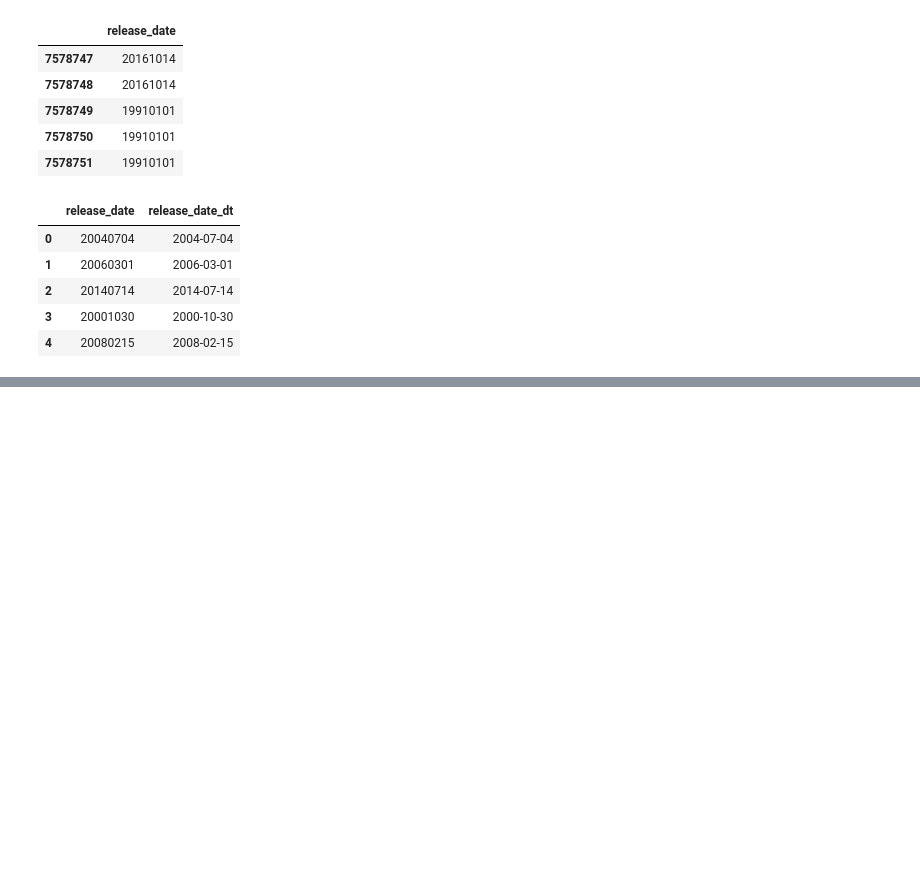
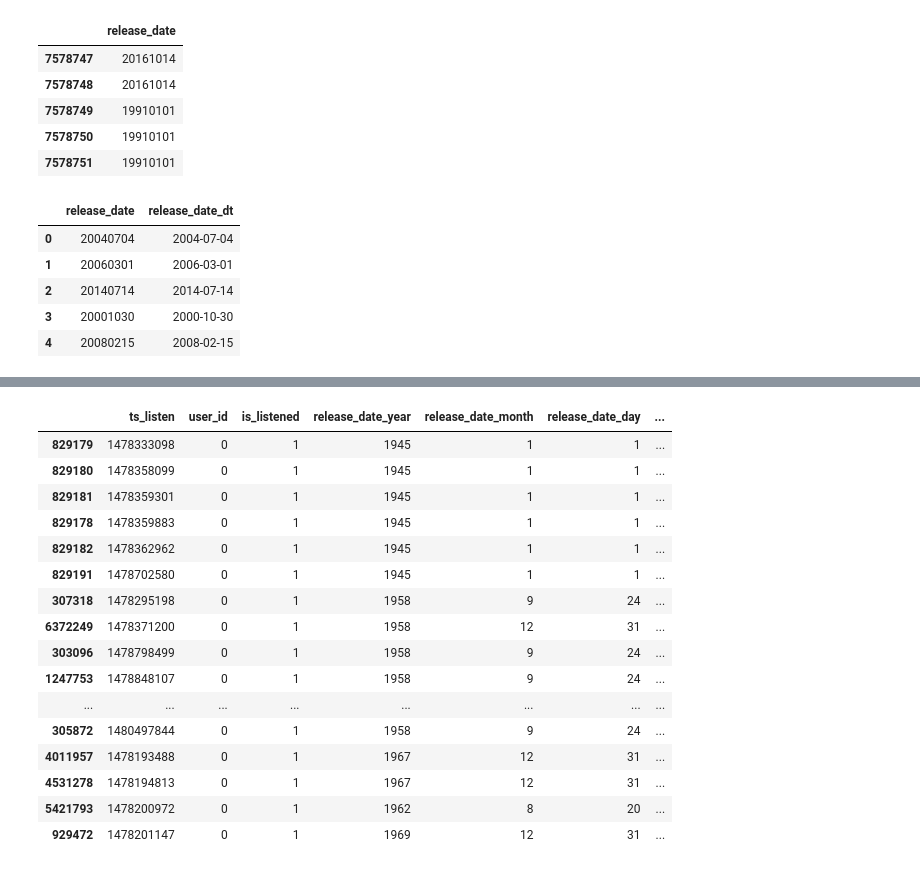
Before and after one commit to tsdaemon/mscs-competition2, a Jupyter notebook: AS_Feature_release_date_expanded.ipynb, the cells around one changed output, grey strips where cells are left out. Drawn from its saved outputs; the diff is of its cells as text; code cells hidden in the pictures; blank space fills up the shorter version.

Commit message:
date features

```diff
--- a/AS_Feature_release_date_expanded.ipynb
+++ b/AS_Feature_release_date_expanded.ipynb
@@ -67,0 +91,17 @@ test_dt.to_csv(path_to_release_date_test, encoding='utf-8', index=False)
+# %%
+# я хочу ще згенерити кількість, скільки користувач перед тим слухав записів цього року і цієї декади
+import pandas as pd
+
+path_to_train = './data/train.csv'
+path_to_test = './data/test.csv'
+
+train = pd.read_csv(path_to_train, encoding='utf-8', usecols=['user_id', 'ts_listen', 'is_listened'])
+train = pd.concat([train, pd.read_csv(path_to_release_date_train, encoding='utf-8')],axis=1)
+
+test = pd.read_csv(path_to_test, encoding='utf-8', usecols=['user_id', 'ts_listen'])
+test['is_listened'] = 0
+
+test = pd.concat([test, pd.read_csv(path_to_release_date_test, encoding='utf-8')],axis=1)
+
+df = pd.concat([train, test], ignore_index=True)
+df.tail()
@@ -67,0 +115,3 @@ test_dt.to_csv(path_to_release_date_test, encoding='utf-8', index=False)
+# %%
+df = df.sort_values(by=['user_id', 'release_date_decade', 'ts_listen'], axis=0)
+df.head()
@@ -67,0 +125,24 @@ test_dt.to_csv(path_to_release_date_test, encoding='utf-8', index=False)
+# %%
+df['release_date_listened_this_decade'] = df['is_listened'].groupby((
+                (df[['user_id', 'release_date_decade']].shift() != df[['user_id', 'release_date_decade']]).any(axis=1)
+            ).cumsum()).cumcount() + 1
+
+df.head(20)
+# %% [output]
+|  | ts_listen | user_id | is_listened | release_date_year | release_date_month | release_date_day | ... |
+| 829179 | 1478333098 | 0 | 1 | 1945 | 1 | 1 | ... |
+| 829180 | 1478358099 | 0 | 1 | 1945 | 1 | 1 | ... |
+| 829181 | 1478359301 | 0 | 1 | 1945 | 1 | 1 | ... |
+| 829178 | 1478359883 | 0 | 1 | 1945 | 1 | 1 | ... |
+| 829182 | 1478362962 | 0 | 1 | 1945 | 1 | 1 | ... |
+| 829191 | 1478702580 | 0 | 1 | 1945 | 1 | 1 | ... |
+| 307318 | 1478295198 | 0 | 1 | 1958 | 9 | 24 | ... |
+| 6372249 | 1478371200 | 0 | 1 | 1958 | 12 | 31 | ... |
+| 303096 | 1478798499 | 0 | 1 | 1958 | 9 | 24 | ... |
+| 1247753 | 1478848107 | 0 | 1 | 1958 | 9 | 24 | ... |
+| ... | ... | ... | ... | ... | ... | ... | ... |
+| 305872 | 1480497844 | 0 | 1 | 1958 | 9 | 24 | ... |
+| 4011957 | 1478193488 | 0 | 1 | 1967 | 12 | 31 | ... |
+| 4531278 | 1478194813 | 0 | 1 | 1967 | 12 | 31 | ... |
+| 5421793 | 1478200972 | 0 | 1 | 1962 | 8 | 20 | ... |
+| 929472 | 1478201147 | 0 | 1 | 1969 | 12 | 31 | ... |
```
Also changed, not shown: parts of 27 cells of this notebook, 3 other files.
